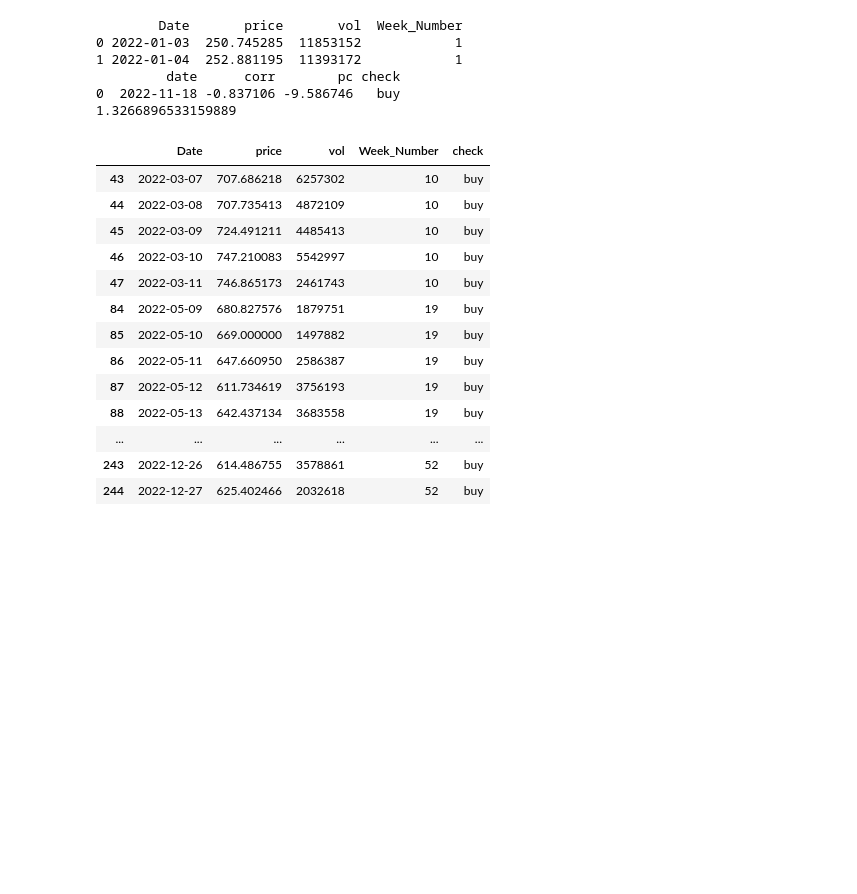
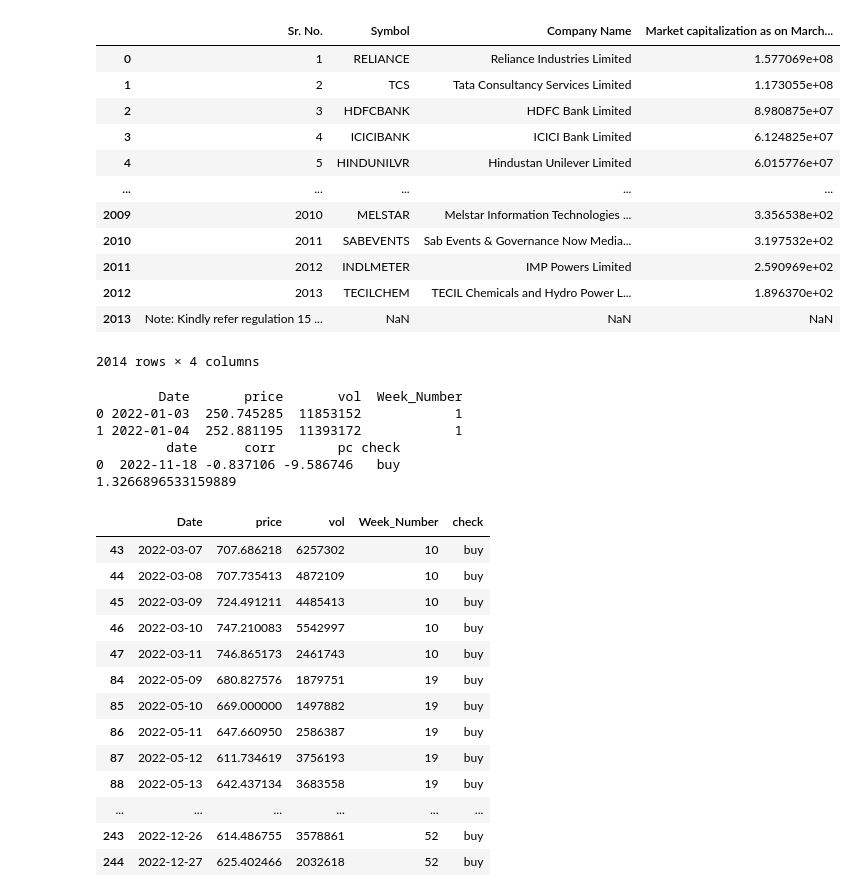
Before and after one commit to shekharbiswas/Finance, a Jupyter notebook: testing.ipynb, the cells around one changed output. Saved outputs shown, nothing was run; the diff lists cells and outputs as text; code cells hidden in the pictures; blank space fills up the shorter version.

Commit message:
updated recom

```diff
--- a/testing.ipynb
+++ b/testing.ipynb
@@ -77,14 +77,39 @@ def get_recom(stock_code, sdate, edate):
                     v_imp_date.append(df.loc[i+2, 'date'])
 
     dates = list(set(imp_date) | set(v_imp_date))
-    print(dates)
+    #print(dates)
 
     df = df[df['corr'] < -0.05]
 
     df['index'] = df['corr']*df['pc']
-    print(df.sort_values(by = 'index', ascending= False).head(2))
+    #print(df.sort_values(by = 'index', ascending= False).head(2))
+
+    return dates
 
     #return df
+# %%
+nse_df = pd.read_excel('nse_data.xlsx')
+nse_df = nse_df.head(100)
+nse_df['Symbol'] = [str(s) + '.NS' for s in nse_df['Symbol']]
+
+for stock_id in list(set(nse_df['Symbol'])):
+    dates = get_recom('TATAPOWER.NS', '2024-01-01', '2024-12-31')
+    if len(dates) >= 1:
+        print(stock_id, dates)
+# %% [output]
+|  | Sr. No. | Symbol | Company Name | Market capitalization as on March... |
+| 0 | 1 | RELIANCE | Reliance Industries Limited | 1.577069e+08 |
+| 1 | 2 | TCS | Tata Consultancy Services Limited | 1.173055e+08 |
+| 2 | 3 | HDFCBANK | HDFC Bank Limited | 8.980875e+07 |
+| 3 | 4 | ICICIBANK | ICICI Bank Limited | 6.124825e+07 |
+| 4 | 5 | HINDUNILVR | Hindustan Unilever Limited | 6.015776e+07 |
+| ... | ... | ... | ... | ... |
+| 2009 | 2010 | MELSTAR | Melstar Information Technologies ... | 3.356538e+02 |
+| 2010 | 2011 | SABEVENTS | Sab Events & Governance Now Media... | 3.197532e+02 |
+| 2011 | 2012 | INDLMETER | IMP Powers Limited | 2.590969e+02 |
+| 2012 | 2013 | TECILCHEM | TECIL Chemicals and Hydro Power L... | 1.896370e+02 |
+| 2013 | Note: Kindly refer regulation 15 ... | NaN | NaN | NaN |
+2014 rows × 4 columns
 # %%
 def get_recom(stock_code, sdate, edate):
     df1 = yf.download(
```
